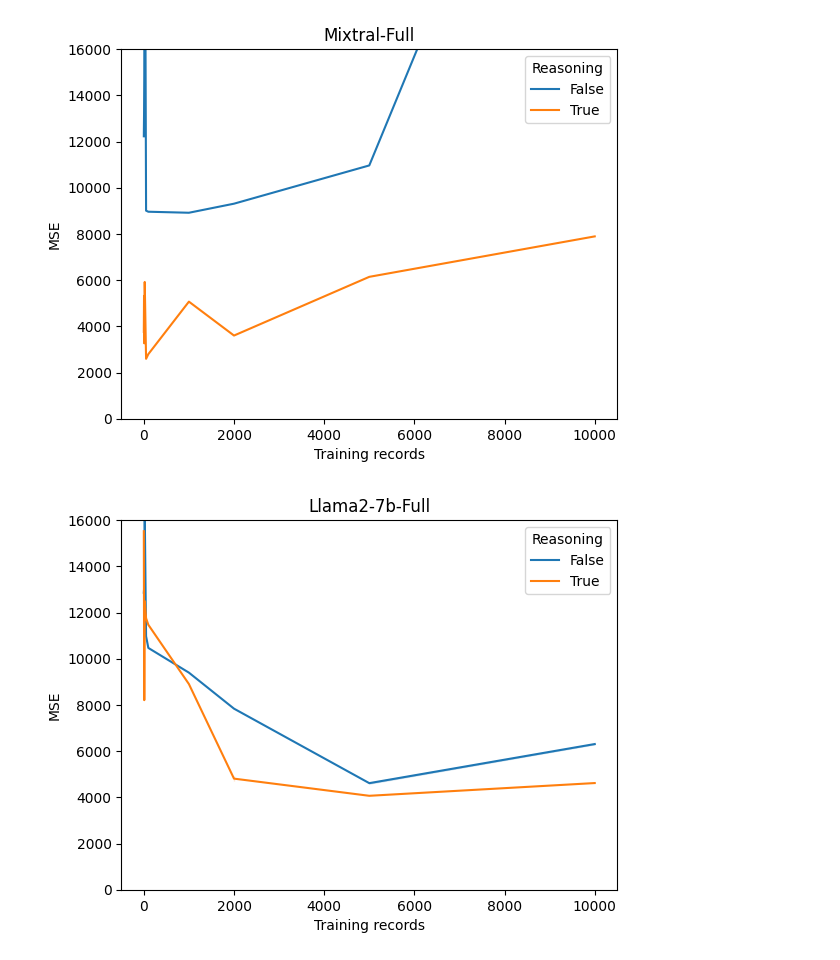
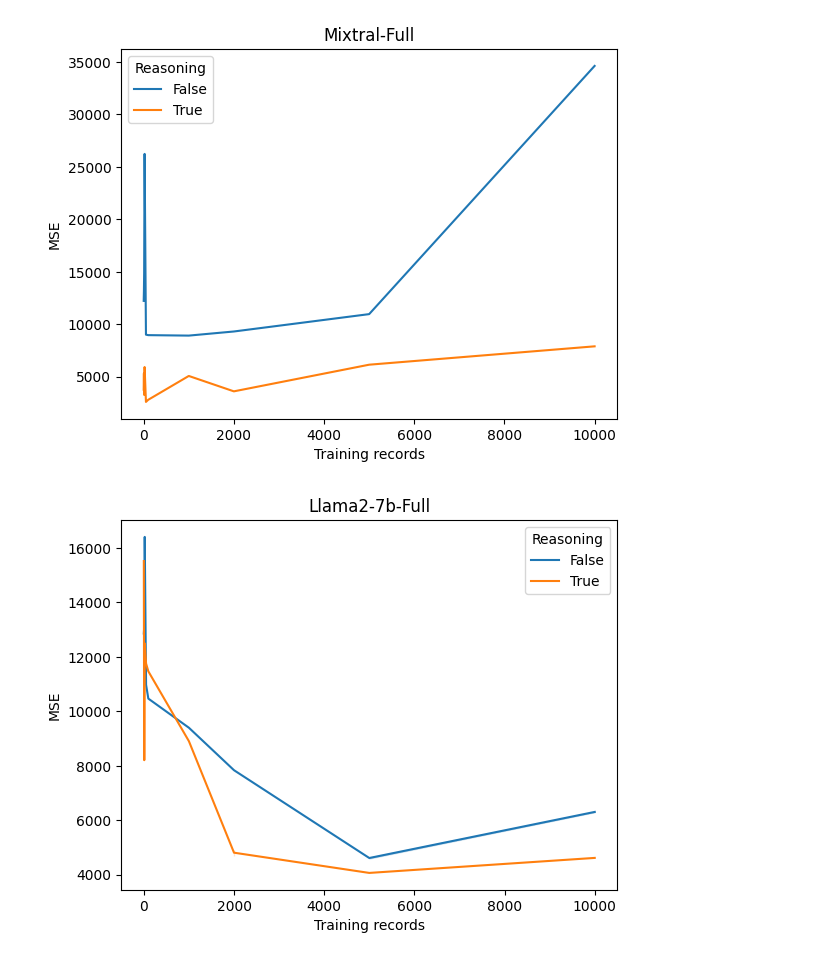
Before and after one commit to KanHatakeyama/LLMChem, a Jupyter notebook: 240119Analyze_comparison.ipynb, the cells around one changed output. Drawn from its saved outputs; the diff is of its cells as text; code cells hidden in the pictures.

```diff
--- a/240119Analyze_comparison.ipynb
+++ b/240119Analyze_comparison.ipynb
@@ -67,6 +67,7 @@ model_list=[
 "Mixtral-Full",
 "Llama2-7b-Full",
 "Llama2-13b-Full",
+"Llama2-70b(4bit)-Full-Prompt2",
 ]
 
 for model in model_list:
@@ -82,17 +83,17 @@ for model in model_list:
 # %%
 
 for model in model_list:
     sel_df=result_df[result_df["Model"]==model]
     sel_df=sel_df[sel_df["mode"]=="test"]
     sel_df=sel_df[sel_df["MSE"]<10**5]
     plt.figure()
     sns.lineplot(x="Training records",y="MSE",hue="Reasoning",data=sel_df)
     plt.title(model)
     #plt.xscale("log")
     plt.ylabel("MSE")
-    plt.ylim(0,16000)
+    #plt.ylim(0,16000)
 
 #plt.ylim(4000,12000)
 # %% [output]
-[figure, old version]
+[figure, new version]
-[figure, old version]
+[figure, new version]
```
Also changed, not shown: parts of 3 cells of this notebook, 26 other files.
